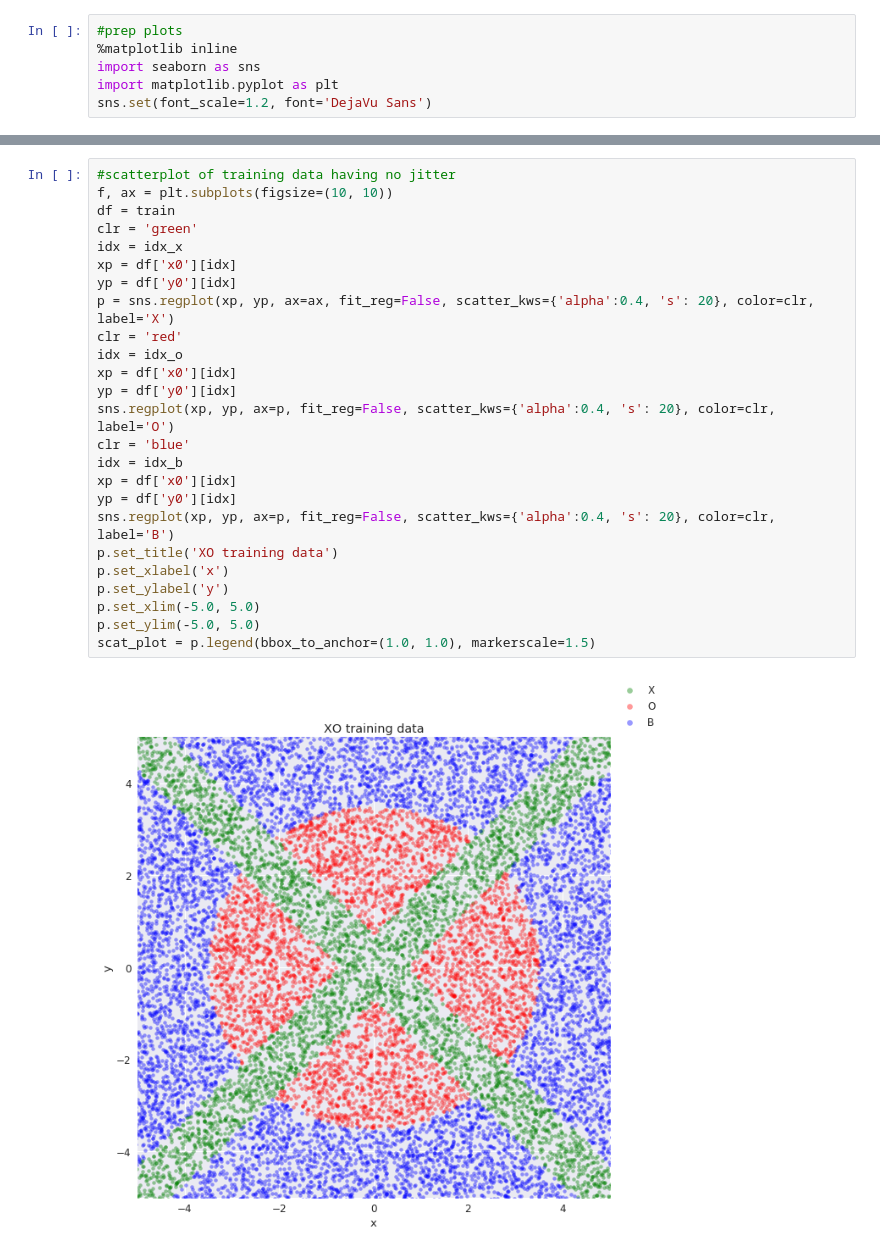
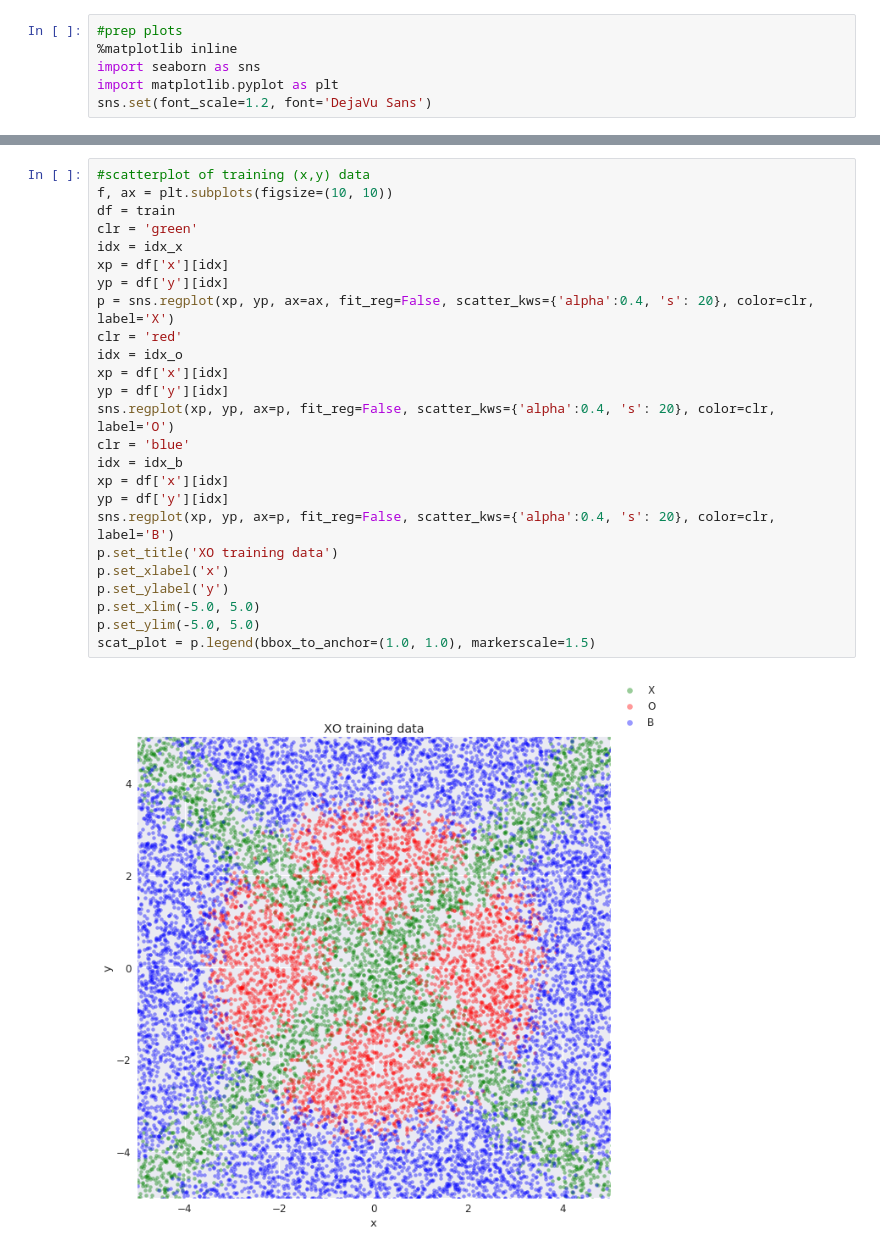
Before and after one commit to joehahn/spark-one-off, a Jupyter notebook: dashboard.ipynb, the cells around one changed output, grey strips where cells are left out. Cells and saved outputs as stored; diff of their text form.

```diff
--- a/dashboard.ipynb
+++ b/dashboard.ipynb
@@ -49,27 +87,27 @@ sns.set(font_scale=1.2, font='DejaVu Sans')
 # %%
-#scatterplot of training data having no jitter
+#scatterplot of training (x,y) data
 f, ax = plt.subplots(figsize=(10, 10))
 df = train
 clr = 'green'
 idx = idx_x
-xp = df['x0'][idx]
-yp = df['y0'][idx]
+xp = df['x'][idx]
+yp = df['y'][idx]
 p = sns.regplot(xp, yp, ax=ax, fit_reg=False, scatter_kws={'alpha':0.4, 's': 20}, color=clr, label='X')
 clr = 'red'
 idx = idx_o
-xp = df['x0'][idx]
-yp = df['y0'][idx]
+xp = df['x'][idx]
+yp = df['y'][idx]
 sns.regplot(xp, yp, ax=p, fit_reg=False, scatter_kws={'alpha':0.4, 's': 20}, color=clr, label='O')
 clr = 'blue'
 idx = idx_b
-xp = df['x0'][idx]
-yp = df['y0'][idx]
+xp = df['x'][idx]
+yp = df['y'][idx]
 sns.regplot(xp, yp, ax=p, fit_reg=False, scatter_kws={'alpha':0.4, 's': 20}, color=clr, label='B')
 p.set_title('XO training data')
 p.set_xlabel('x')
 p.set_ylabel('y')
 p.set_xlim(-5.0, 5.0)
 p.set_ylim(-5.0, 5.0)
 scat_plot = p.legend(bbox_to_anchor=(1.0, 1.0), markerscale=1.5)
 # %% [output]
-[figure, old version]
+[figure, new version]
```
Also changed, not shown: parts of 3 cells of this notebook.
